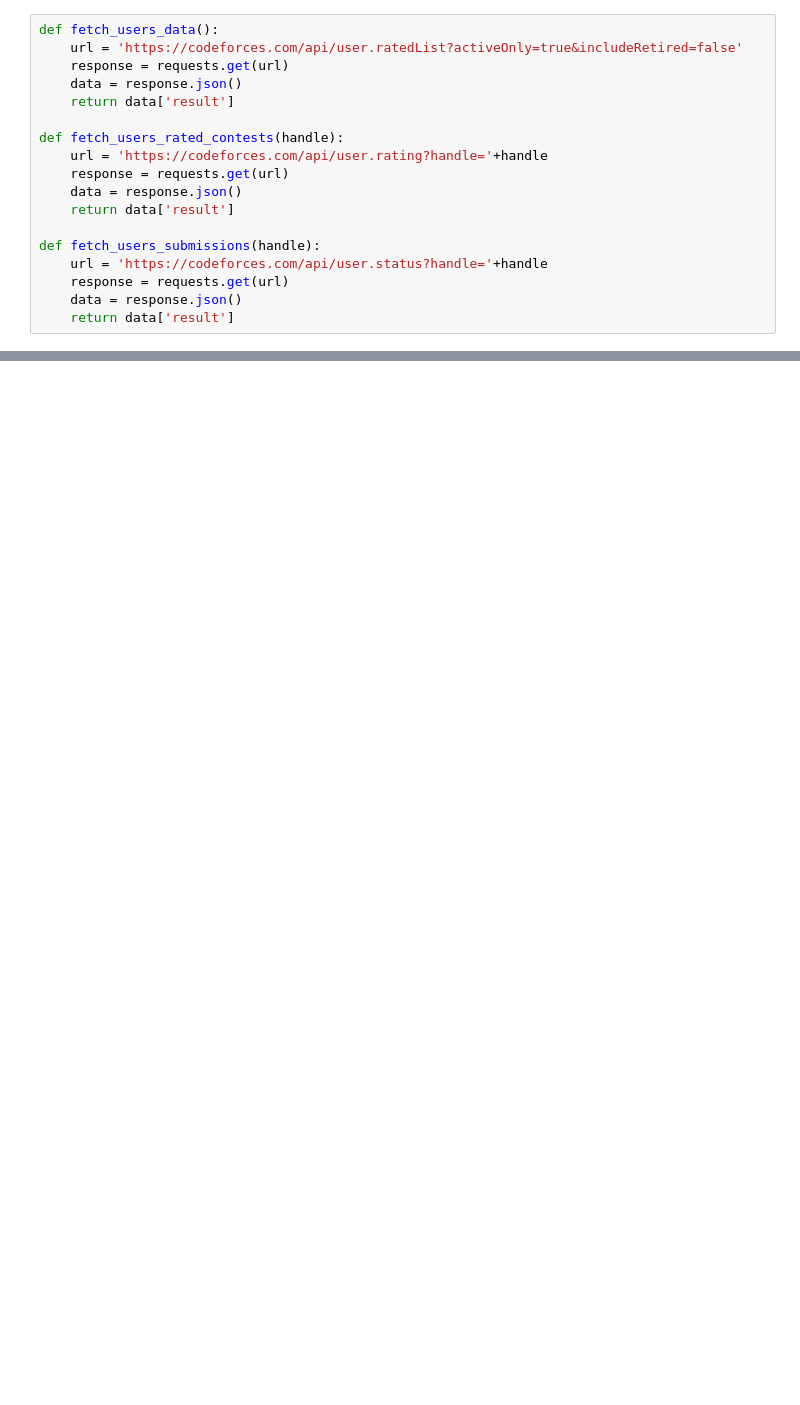
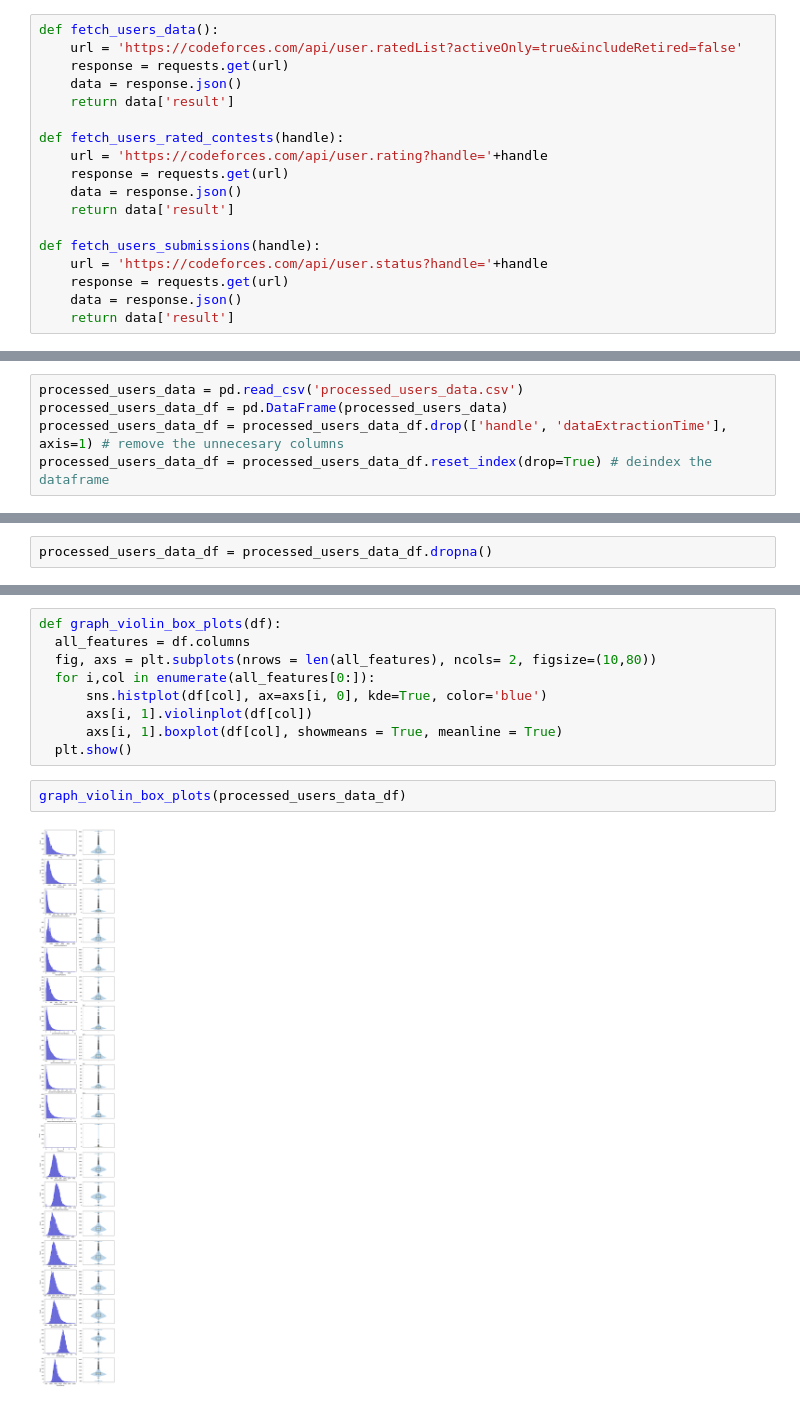
Before and after one commit to Mandelbros/Codeforces-Performance-Predictor, a Jupyter notebook: lab.ipynb, the cells around one changed output, grey strips where cells are left out. Cells and saved outputs as stored; diff of their text form; blank space fills up the shorter version.

```diff
--- a/lab.ipynb
+++ b/lab.ipynb
@@ -591,0 +646,5 @@ Number of unvalid users discarded: 158
+# %%
+processed_users_data = pd.read_csv('processed_users_data.csv')
+processed_users_data_df = pd.DataFrame(processed_users_data)
+processed_users_data_df = processed_users_data_df.drop(['handle', 'dataExtractionTime'], axis=1) # remove the unnecesary columns
+processed_users_data_df = processed_users_data_df.reset_index(drop=True) # deindex the dataframe
@@ -591,0 +741,2 @@ Number of unvalid users discarded: 158
+# %%
+processed_users_data_df = processed_users_data_df.dropna()
@@ -591,0 +748,13 @@ Number of unvalid users discarded: 158
+# %%
+def graph_violin_box_plots(df):
+  all_features = df.columns
+  fig, axs = plt.subplots(nrows = len(all_features), ncols= 2, figsize=(10,80))
+  for i,col in enumerate(all_features[0:]):
+      sns.histplot(df[col], ax=axs[i, 0], kde=True, color='blue')
+      axs[i, 1].violinplot(df[col])
+      axs[i, 1].boxplot(df[col], showmeans = True, meanline = True)
+  plt.show()
+# %%
+graph_violin_box_plots(processed_users_data_df)
+# %% [output]
+[figure, added]
```
Also changed, not shown: parts of 140 cells of this notebook, 1 other file.
